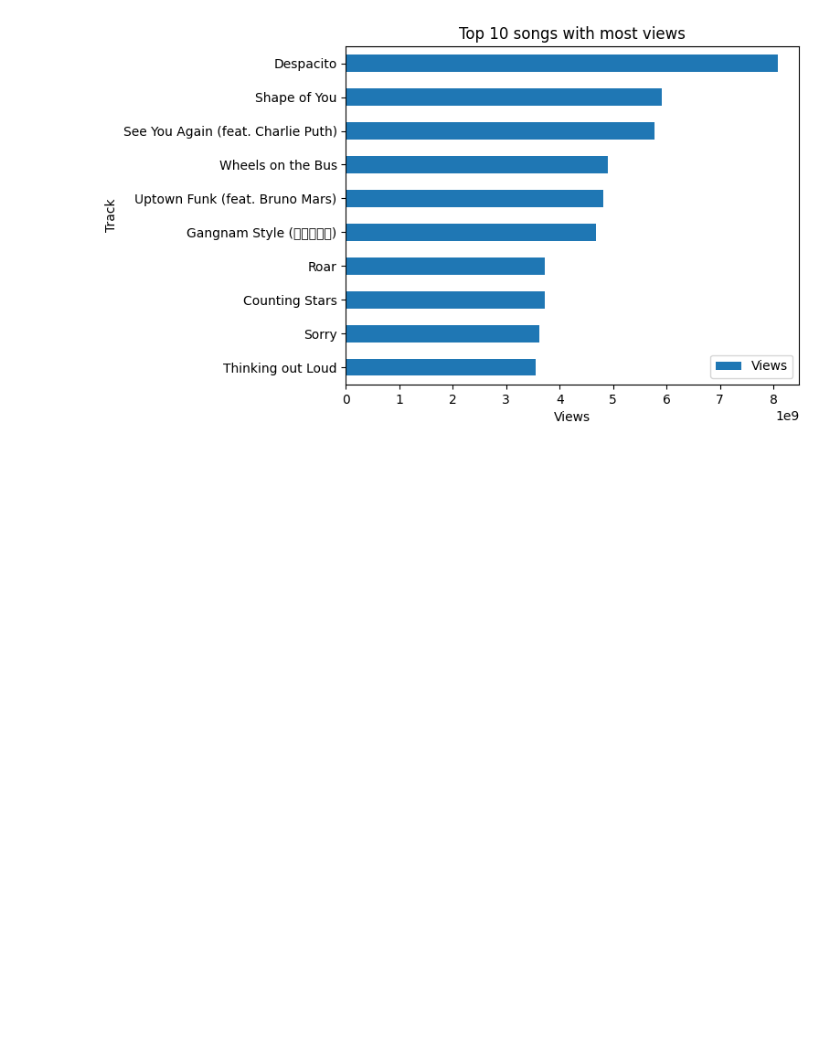
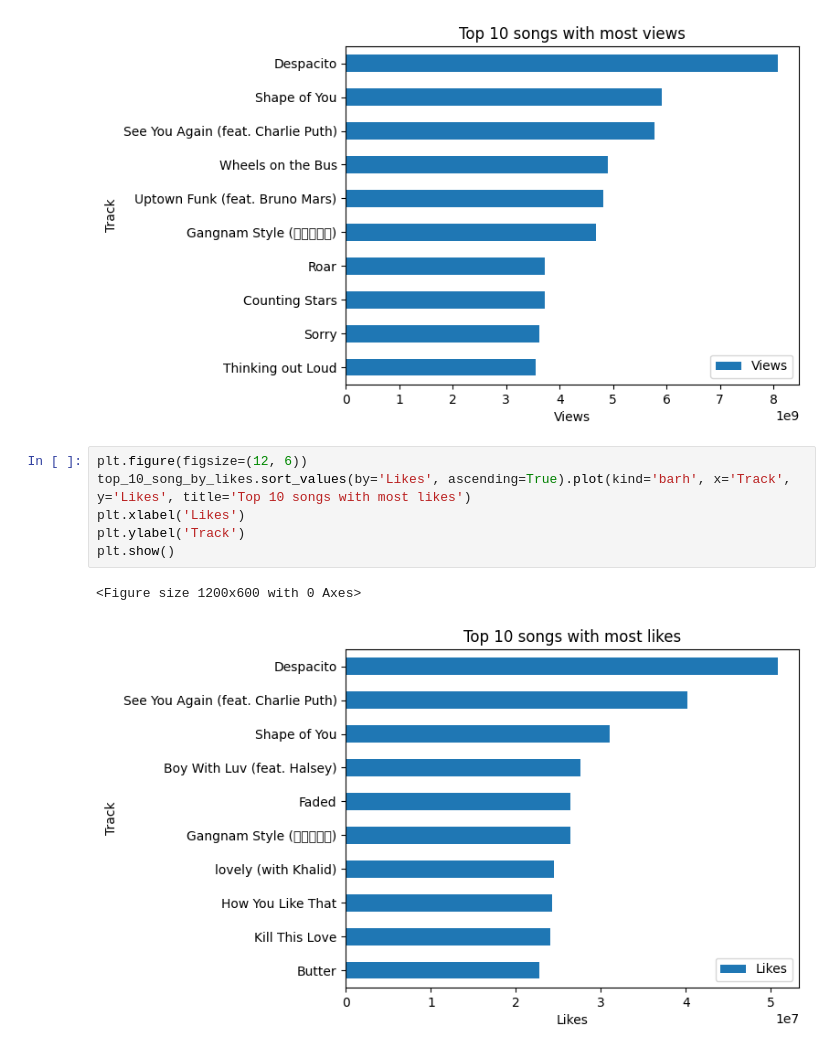
Before and after one commit to hg27haan/SpotifyAndYoutube-DataAnalysis, a Jupyter notebook: Nhom5.ipynb, the cells around one changed output. Cells and saved outputs as stored; diff of their text form; blank space fills up the shorter version.

```diff
--- a/Nhom5.ipynb
+++ b/Nhom5.ipynb
@@ -471,3 +433,12 @@ plt.show()
 # %% [output]
 <Figure size 1200x600 with 0 Axes>
 [figure]
+# %%
+plt.figure(figsize=(12, 6))
+top_10_song_by_likes.sort_values(by='Likes', ascending=True).plot(kind='barh', x='Track', y='Likes', title='Top 10 songs with most likes')
+plt.xlabel('Likes')
+plt.ylabel('Track')
+plt.show()
+# %% [output]
+<Figure size 1200x600 with 0 Axes>
+[figure, added]
```
Also changed, not shown: parts of 25 cells of this notebook.
